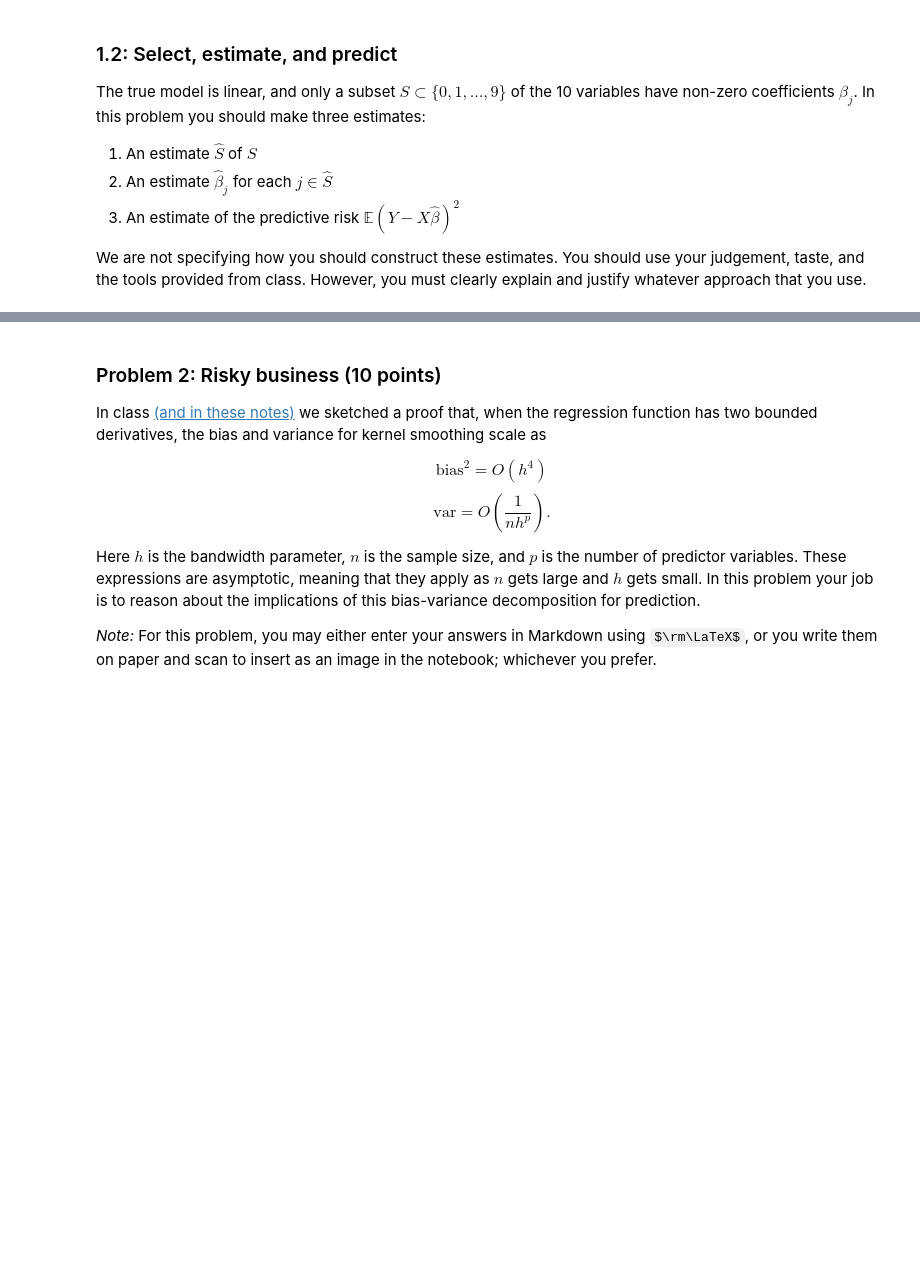
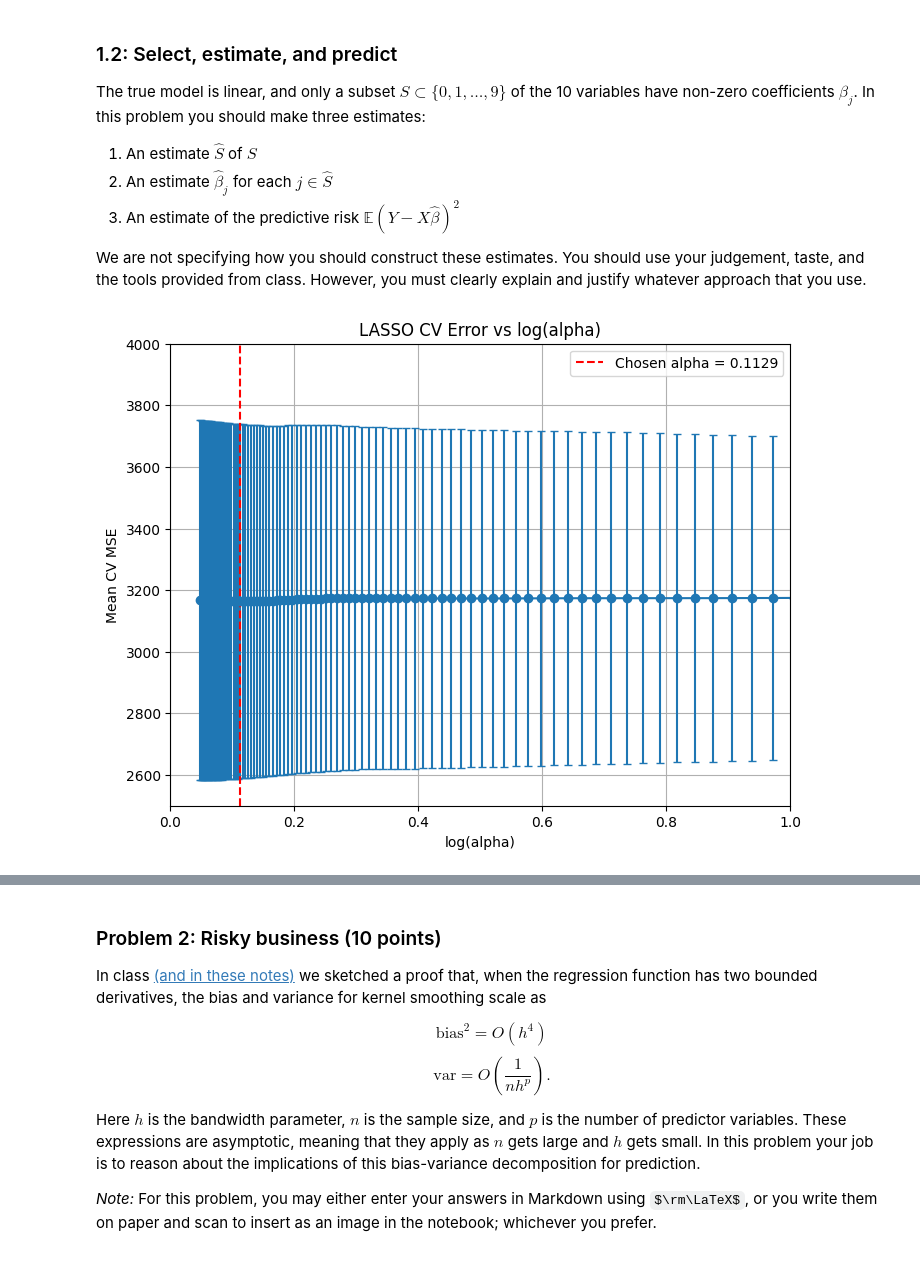
Before and after one commit to DevinAtYale/LabScheduler, a Jupyter notebook: assignments/assn1/assn1.ipynb, the cells around one changed output, grey strips where cells are left out. Drawn from its saved outputs; the diff is of its cells as text; code cells hidden in the pictures; some formulas as TeX source; blank space fills up the shorter version.

```diff
--- a/assignments/assn1/assn1.ipynb
+++ b/assignments/assn1/assn1.ipynb
@@ -83,0 +127,15 @@ ss
+# %%
+# --- Entry order on standardized predictors ---
+entry = []
+for j, name in enumerate(feat_names):
+    path = coefs_std[j, :]
+    nz = np.abs(path) > 1e-10
+    first_idx = int(np.argmax(nz)) if nz.any() else len(alphas_std) - 1
+    entry.append((name, alphas_std[first_idx], first_idx))
+
+# Sort by when they enter: earlier ↔ larger alpha at first nonzero
+entry_sorted = sorted(entry, key=lambda t: -t[1])
+
+print("Entry order (standardized predictors):")
+for k, (name, a, step) in enumerate(entry_sorted, 1):
+    print(f"{k:2d}) {name:>3s}  at alpha={a:.6g}  (step {step})")
@@ -97,0 +166,79 @@ the tools provided from class. However, you must clearly explain and justify wha
+# %%
+# your code (and Markdown if needed) here
+
+# === One-shot pipeline: select S^ with LASSO-CV, refit OLS, report test MSE ===
+import numpy as np
+import pandas as pd
+import matplotlib.pyplot as plt
+from sklearn.datasets import load_diabetes
+from sklearn.model_selection import train_test_split
+from sklearn.preprocessing import StandardScaler
+from sklearn.linear_model import LassoCV, LinearRegression
+from sklearn.metrics import mean_squared_error
+
+# Use YOUR already-loaded data if present; otherwise load:
+X_raw, y_raw = load_diabetes(return_X_y=True, scaled=False)
+feature_names = load_diabetes().feature_names
+
+# Split once (illustrative; nested CV comes next for an unbiased risk estimate)
+X_tr, X_te, y_tr, y_te = train_test_split(X_raw, y_raw, test_size=0.3, random_state=42)
+
+# Standardize on training set only (fit on train, apply to both)
+scaler = StandardScaler()
+Xtr = scaler.fit_transform(X_tr)
+Xte = scaler.transform(X_te)
+
+# LASSO with internal CV to choose alpha (uses MSE by default)
+lasso_cv = LassoCV(cv=10, random_state=42, n_alphas=200, max_iter=5000)
+lasso_cv.fit(Xtr, y_tr)
+
+
+mean_mse = np.mean(lasso_cv.mse_path_, axis=1)   # average MSE across folds
+std_mse = np.std(lasso_cv.mse_path_, axis=1)     # std dev across folds
+
+plt.figure(figsize=(8,6))
+plt.errorbar(lasso_cv.alphas_, mean_mse, yerr=std_mse, fmt='-o', capsize=3)
+
+plt.axvline(lasso_cv.alpha_, color='red', linestyle='--', label=f"Chosen alpha = {lasso_cv.alpha_:.4f}")
+
+plt.xlabel("log(alpha)")
+plt.ylabel("Mean CV MSE")
+plt.title("LASSO CV Error vs log(alpha)")
+plt.legend()
+plt.grid(True)
+plt.xlim(0, 1)
+plt.ylim(2500, 4000)
+plt.show()
+
+alpha_star = lasso_cv.alpha_
+coef_lasso = lasso_cv.coef_
+support_mask = coef_lasso != 0
+S_hat = [feature_names[j] for j in np.where(support_mask)[0]]
+
+print("Selected alpha (inner CV):", alpha_star)
+print("Estimated support S^ (nonzero LASSO coefficients):", S_hat)
+
+# Debiased refit: OLS on selected features only
+if support_mask.any():
+    lr = LinearRegression()
+    lr.fit(Xtr[:, support_mask], y_tr)
+    beta_hat = np.zeros(X_raw.shape[1])
+    beta_hat[support_mask] = lr.coef_
+    intercept_hat = lr.intercept_
+else:
+    # No features selected: intercept-only model
+    lr = LinearRegression()
+    lr.fit(np.zeros((Xtr.shape[0], 1)), y_tr)
+    beta_hat = np.zeros(X_raw.shape[1])
+    intercept_hat = lr.intercept_
+
+# Test predictions & risk (hold-out MSE)
+y_pred = lr.predict(Xte[:, support_mask] if support_mask.any() else np.zeros((Xte.shape[0],1)))
+test_mse = mean_squared_error(y_te, y_pred)
+
+print("Refit OLS intercept:", intercept_hat)
+print("Refit OLS coefficients on S^ (aligned to original order):")
+print(pd.Series(beta_hat, index=feature_names))
+print("Hold-out Test MSE (approx predictive risk):", test_mse)
+# %% [output]
+[figure, added]
```
Also changed, not shown: parts of 6 cells of this notebook.
